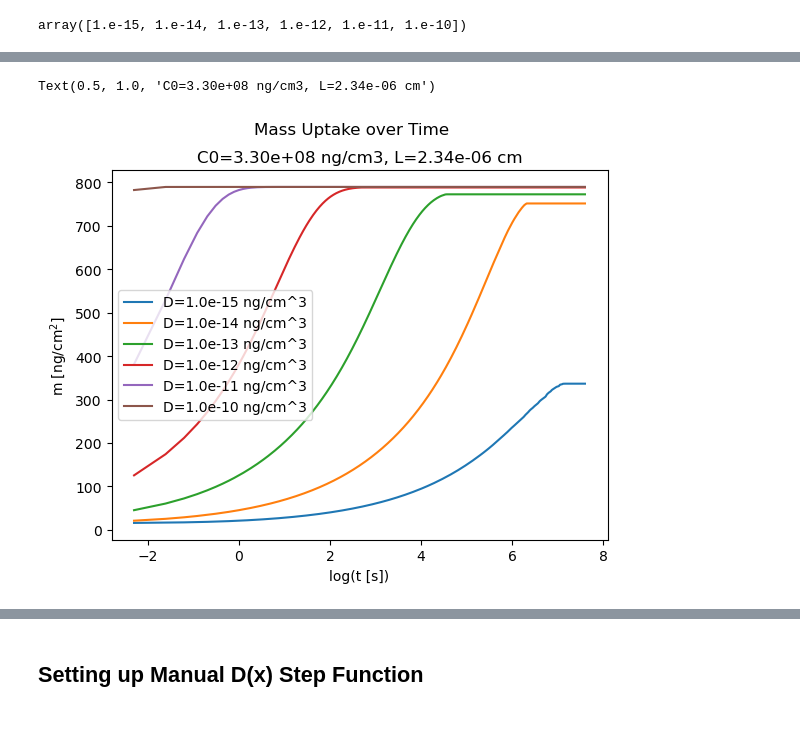
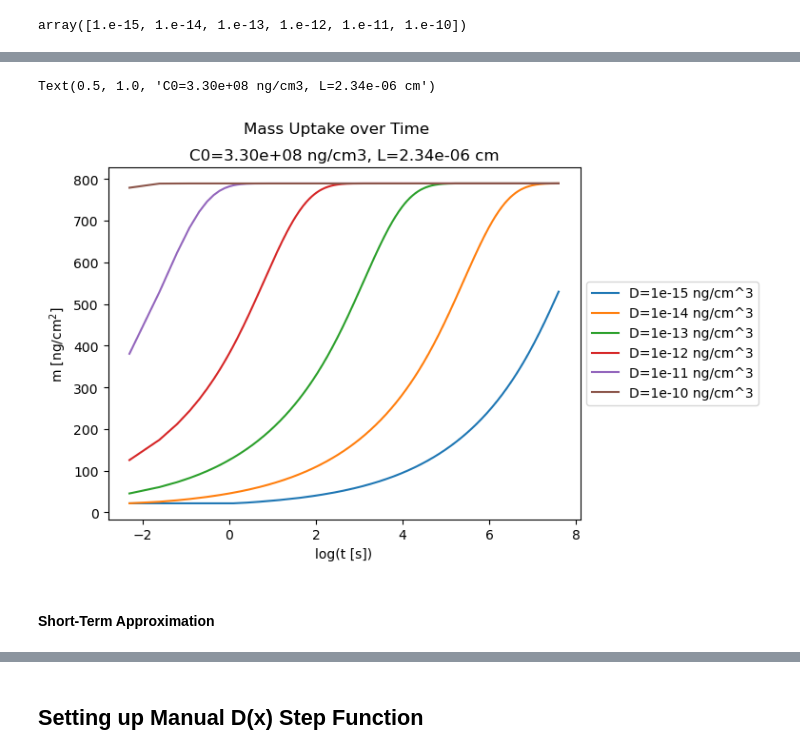
Before and after one commit to william-dove/Diffusion-Modeling, a Jupyter notebook: DopantUptake.ipynb, the cells around one changed output, grey strips where cells are left out. Cells and saved outputs as stored; diff of their text form; code cells hidden in the pictures; blank space fills up the shorter version.

Commit message:
Reordered importing data parts and added additional D approximations

```diff
--- a/DopantUptake.ipynb
+++ b/DopantUptake.ipynb
@@ -962,14 +1193,18 @@ f = lambda x: jnp.ones_like(x)*2e-12
 ### Varying C0
 # %%
 C0s = jnp.linspace(1e-5*C0, C0, 5)
-time_s = jnp.linspace(0, 15, 50)
+# time_s = jnp.linspace(0, 15, 50)
+time_s = np.logspace(-6, np.log10(tf_), 10*tf_)
 
 for C0 in C0s:
     num_uptake_data = num_uptake(C0, f, k, L, time_s)
-    plt.plot(np.log(time_s), num_uptake_data, label=f'C0={C0:.2e} ng/cm^3')
+    an_num_uptake_data = an_uptake(C0, f(0), L, time_s)
+    line, = plt.plot(np.log(time_s), num_uptake_data, label=f'Numeric C0={C0:.2e} ng/cm^3')
+    plt.plot(np.log(time_s), an_num_uptake_data, label=f'Analytic C0={C0:.2e} ng/cm^3', linestyle='--', color=line.get_color())
 
-plt.legend()
-plt.xlabel('t [s]')
+
+plt.legend(loc="center left", bbox_to_anchor=(1, 0.5))
+plt.xlabel('ln(t [s])')
 plt.ylabel('m [ng/cm$^2$]')
 plt.title('Mass Uptake over Time')
 # %% [output]
@@ -978,16 +1212,31 @@ Text(0.5, 1.0, 'Mass Uptake over Time')
 # %% [markdown]
 ### Varying D
+# %%
+def optimal_Nt(D, tf, Nx, L):
+    Nt = int( (2*D*tf*Nx**2) / (L**2) )
+    Nt = max(Nt, 500)
+    Nt = min(Nt, 200000)
+    return Nt
 # %%
 Ds = np.array([1e-15, 1e-14, 1e-13, 1e-12, 1e-11, 1e-10])
 tf_ = 2000
 time_s = np.linspace(0, tf_, 10*tf_)
-Nt = 6400*tf_
+# time_s = np.logspace(-6, np.log10(tf_), 10*tf_)
+Nx = 50
 
 m_list = []
+an_m_list = []
 
 for D in Ds:
+    Nt = optimal_Nt(D, tf_, Nx, L)
+    print(Nt)
     f = lambda x: np.ones_like(x)*D
     num_uptake_data = num_uptake(C0, f, k, L, time_s, Nt=Nt)
+    an_uptake_data = fast_an_uptake(C0, D, L, time_s, Nt=500, M=1000)
     m_list.append(np.array(num_uptake_data))
+    an_m_list.append(np.array(an_uptake_data))
 
-m_list = np.array(m_list)
+m_list = np.array(m_list).T
+an_m_list = np.array(an_m_list).T
+m_vs_d = pd.DataFrame(m_list, columns=Ds)
+an_m_vs_d = pd.DataFrame(an_m_list, columns=Ds)
@@ -1019,7 +1276,3 @@ array([[ 15.4791   ,  16.166168 ,  16.82508  , ..., 336.61115  ,
 Ds
 # %% [output]
 array([1.e-15, 1.e-14, 1.e-13, 1.e-12, 1.e-11, 1.e-10])
-# %%
-m_vs_d = pd.DataFrame(m_list.T, columns=Ds)
-m_vs_d.to_csv('./data/m_for_diff_d.csv')
-m_vs_d
@@ -1040,12 +1279,15 @@ m_vs_d
 # %%
 for D in m_vs_d.columns:
-    plt.plot(np.log(time_s), m_vs_d[D], label=f'D={D:.1e} ng/cm^3')
+    line, = plt.plot(np.log(time_s), m_vs_d[D], label=f'D={D} ng/cm^3')
+    # plt.plot(np.log(time_s), an_m_vs_d[D], label=f'Analytic D={D:.1e} ng/cm^3', linestyle='--', color=line.get_color())
 
-plt.legend()
+plt.legend(loc="center left", bbox_to_anchor=(1, 0.5))
 plt.xlabel('log(t [s])')
 plt.ylabel('m [ng/cm$^2$]')
 plt.suptitle('Mass Uptake over Time')
 plt.title(f'C0={C0:.2e} ng/cm3, L={L:.2e} cm')
 # %% [output]
 Text(0.5, 1.0, 'C0=3.30e+08 ng/cm3, L=2.34e-06 cm')
-[figure, old version]
+[figure, new version]
+# %% [markdown]
+#### Short-Term Approximation
```
Also changed, not shown: parts of 37 cells of this notebook.
